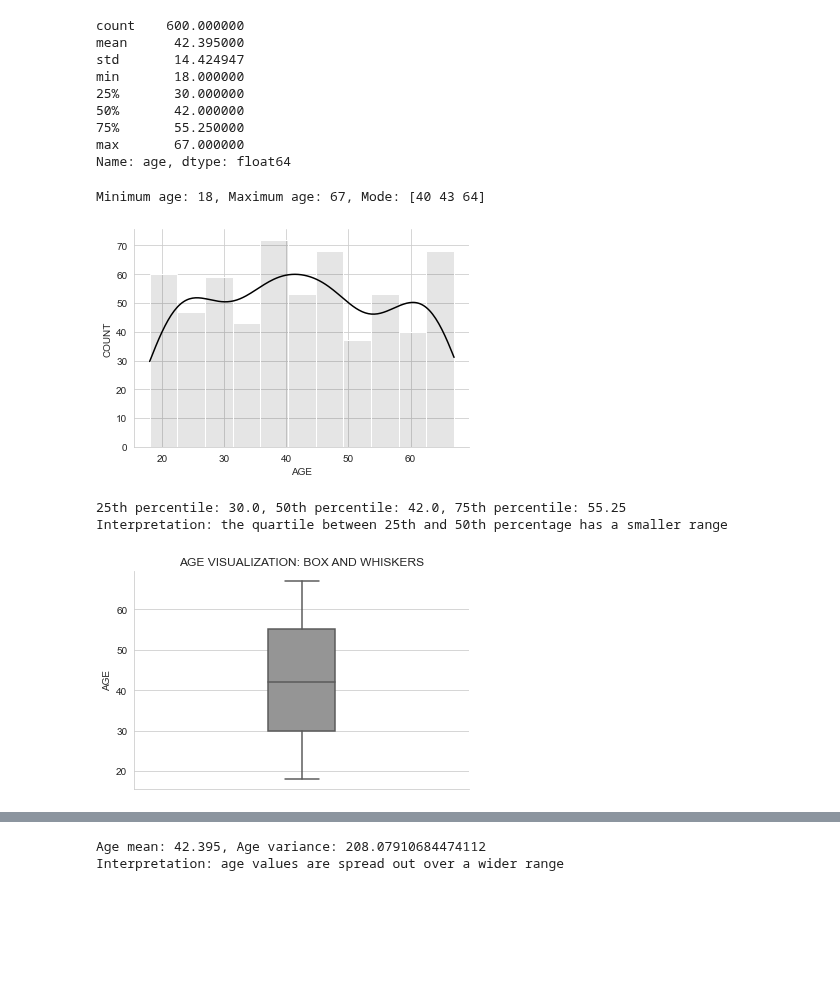
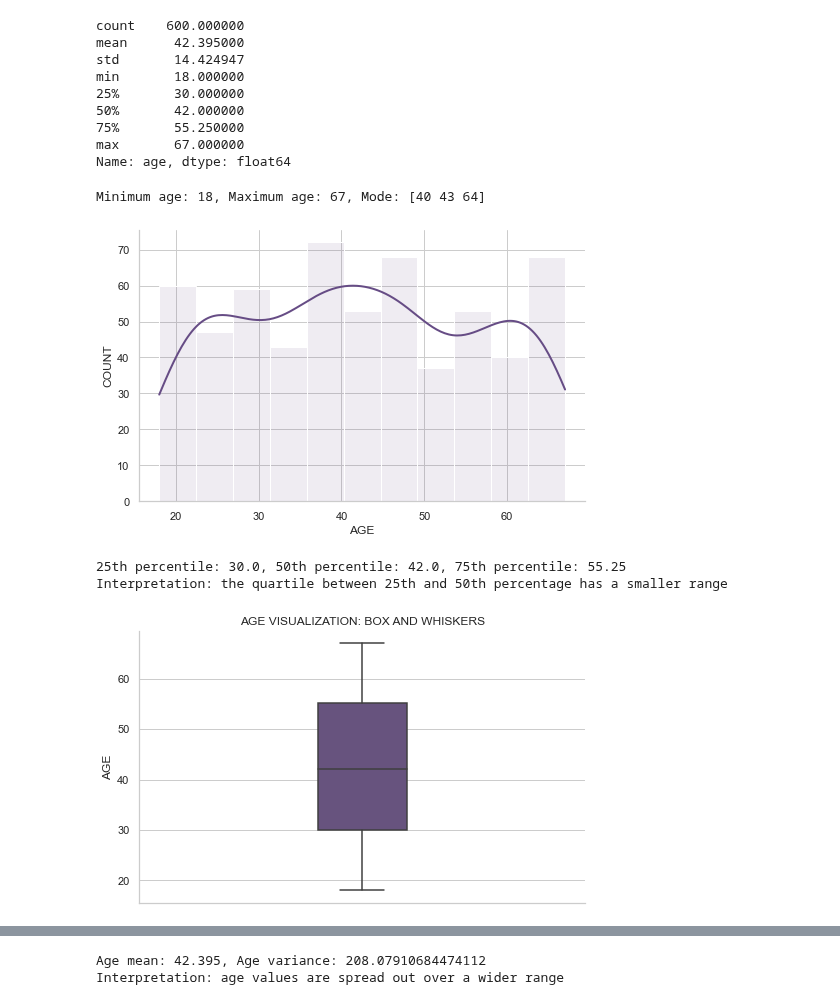
Before and after one commit to hyoaru/dsa-libraries-test, a Jupyter notebook: main/ipython-notebooks/implementation/desc_stats.ipynb, the cells around one changed output, grey strips where cells are left out. Saved outputs shown, nothing was run; the diff lists cells and outputs as text; code cells hidden in the pictures; blank space fills up the shorter version.

```diff
--- a/main/ipython-notebooks/implementation/desc_stats.ipynb
+++ b/main/ipython-notebooks/implementation/desc_stats.ipynb
@@ -84,0 +82,7 @@ df_bank.mode()
+# %%
+a1_color = '#664c85'
+a2_color = '#5b92b6'
+a3_color = '#52d5bd'
+a4_color = '#eeeeee'
+a1_palette = 'mako'
+a2_palette = 'mako_r'
@@ -99,25 +106,27 @@ Name: age, dtype: float64
 # %%
 print(f"Minimum age: {df_bank['age'].min()}, Maximum age: {df_bank['age'].max()}, Mode: {df_bank['age'].mode().values}")
 
 sns.set_style('whitegrid')
 
 g = sns.histplot(
     data = df_bank,
     x = 'age',
-    color = 'black',
+    color = a1_color,
     alpha = 0.1,
     kde = True,
     fill = True,
-
+    line_kws= dict(
+        lw = 2
+    )
 )
 
 g.set_xlabel(g.get_xlabel().upper())
 g.set_ylabel(g.get_ylabel().upper())
 
 sns.despine(top = True, right = True)
 # %% [output]
 Minimum age: 18, Maximum age: 67, Mode: [40 43 64]
-[figure, old version]
+[figure, new version]
 # %%
 var_quantile1_age_df_bank = df_bank['age'].quantile(0.25)
 var_quantile2_age_df_bank = df_bank['age'].quantile(0.5)
@@ -132,7 +141,7 @@ g = sns.boxplot(
     data = df_bank,
     y = 'age',
     width = .2,
-    palette = 'Greys'
+    color = a1_color
 )
 
 sns.despine(top = True, right = True)
@@ -143,7 +152,7 @@ g.set_title('AGE VISUALIZATION: BOX AND WHISKERS');
 # %% [output]
 25th percentile: 30.0, 50th percentile: 42.0, 75th percentile: 55.25
 Interpretation: the quartile between 25th and 50th percentage has a smaller range
-[figure, old version]
+[figure, new version]
 # %%
 var_skew_age_df_bank = df_bank['age'].skew()
 remarks_var_skew_age_df_bank = "highly positively skewed" if (var_skew_age_df_bank > 1) else "highly negatively skewed" if (var_skew_age_df_bank < -1) else "postively moderately skewed" if (var_skew_age_df_bank <= 1 and var_skew_age_df_bank >= 0.5) else "moderately negatively skewed" if (var_skew_age_df_bank >= -1 and var_skew_age_df_bank <= -0.5) else "approximately symmetric" if (var_skew_age_df_bank < 0.5 and var_skew_age_df_bank > -0.5) else ""
```
Also changed, not shown: parts of 26 cells of this notebook.
